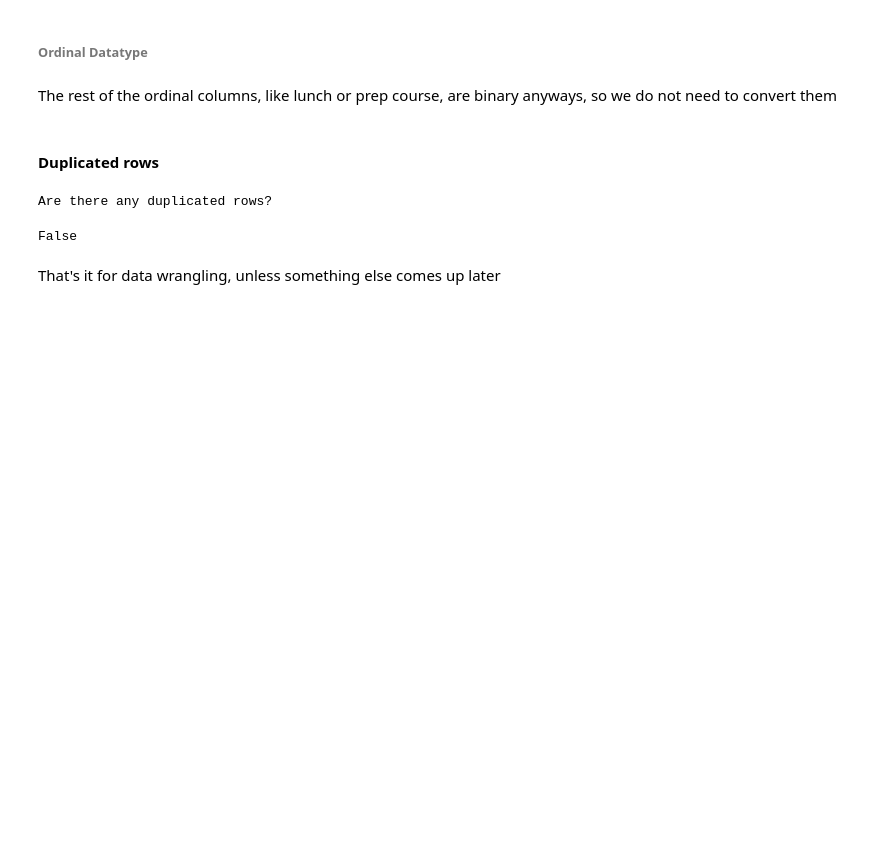
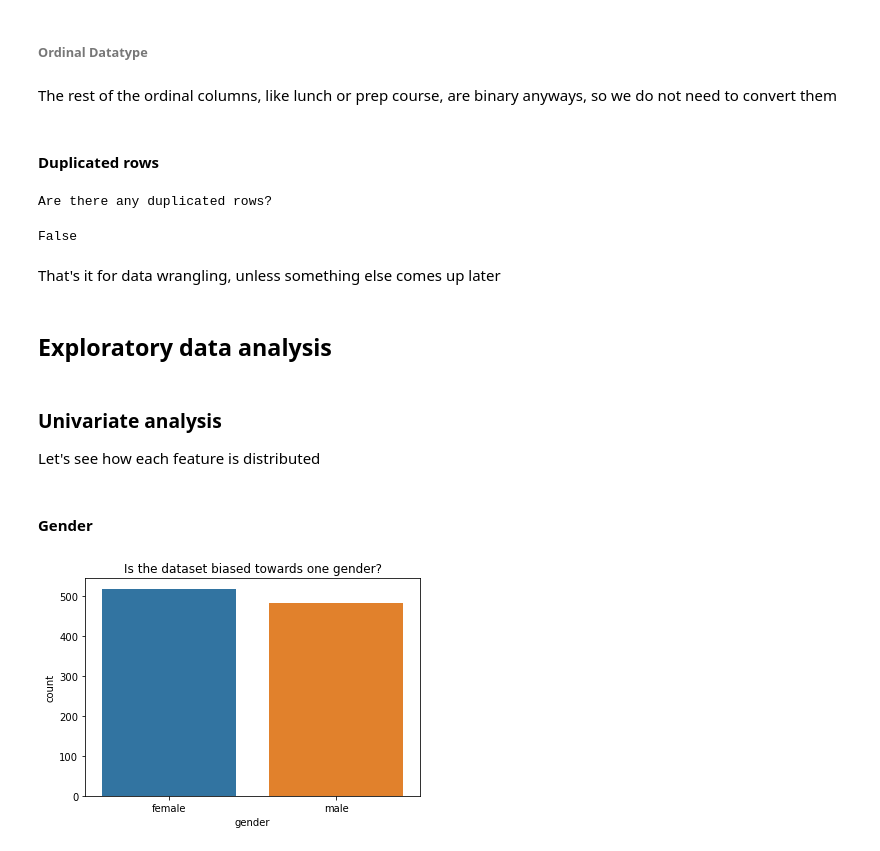
Before and after one commit to Hazem0h/project-3-Data-Viz, a Jupyter notebook: Part 1.ipynb, the cells around one changed output. Cells and saved outputs as stored; diff of their text form; code cells hidden in the pictures; blank space fills up the shorter version.

Commit message:
Performed Univariate analysis
Univariate plots for every single feature

```diff
--- a/Part 1.ipynb
+++ b/Part 1.ipynb
@@ -93,8 +93,8 @@ So far so good. **However**, for ordinal data, like parent_education. It will be
 ###### Ordinal Datatype
 # %%
 # create a list of sorted data
-sorted_edu_levels = ["some high school", "high school", "some college", "associate", "bachelor's degree", "master's degree"]
-
+sorted_edu_levels = ["some high school", "high school", "some college", "associate's degree",
+                     "bachelor's degree", "master's degree"]
 # create the oridnal datatype
 parent_education_ordinal = pd.api.types.CategoricalDtype(categories=sorted_edu_levels,
                                                         ordered = True)
@@ -112,3 +112,15 @@ Are there any duplicated rows?
 False
 # %% [markdown]
 That's it for data wrangling, unless something else comes up later
+# %% [markdown]
+## Exploratory data analysis
+# %% [markdown]
+### Univariate analysis
+Let's see how each feature is distributed
+# %% [markdown]
+#### Gender
+# %%
+sb.countplot(data = df_mod, x = "gender");
+plt.title("Is the dataset biased towards one gender?");
+# %% [output]
+[figure, added]
```
Also changed, not shown: parts of 22 cells of this notebook.
